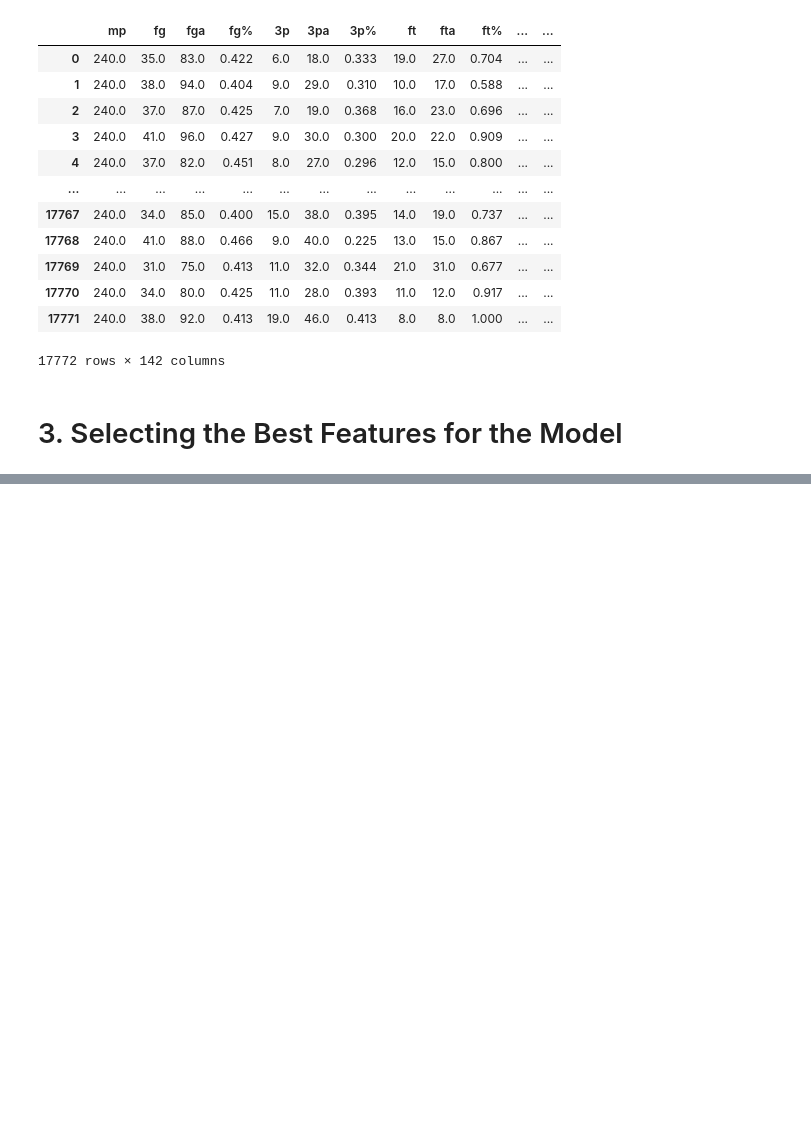
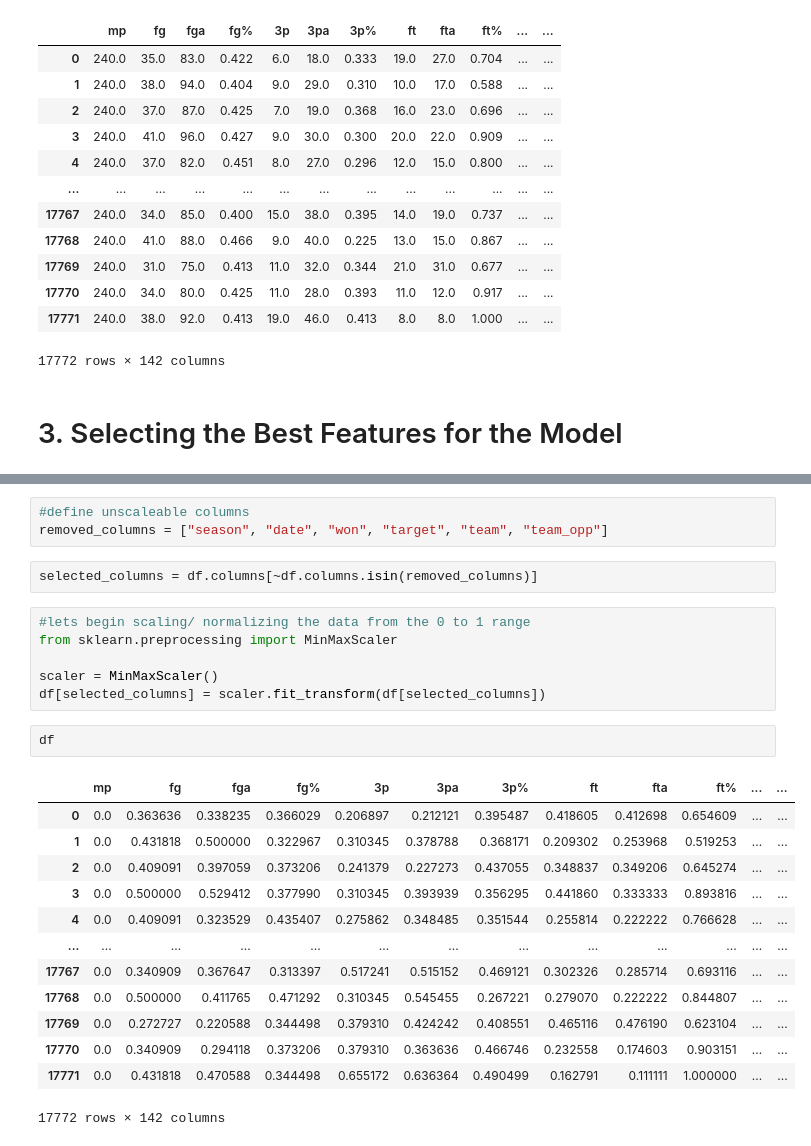
Before and after one commit to thopsialive/Predicting-NBA-Games, a Jupyter notebook: predict.ipynb, the cells around one changed output, grey strips where cells are left out. Cells and saved outputs as stored; diff of their text form; blank space fills up the shorter version.

Commit message:
normalized data

```diff
--- a/predict.ipynb
+++ b/predict.ipynb
@@ -256,0 +269,27 @@ df
+# %%
+#define unscaleable columns
+removed_columns = ["season", "date", "won", "target", "team", "team_opp"]
+# %%
+selected_columns = df.columns[~df.columns.isin(removed_columns)]
+# %%
+#lets begin scaling/ normalizing the data from the 0 to 1 range
+from sklearn.preprocessing import MinMaxScaler
+
+scaler = MinMaxScaler()
+df[selected_columns] = scaler.fit_transform(df[selected_columns])
+# %%
+df
+# %% [output]
+|  | mp | fg | fga | fg% | 3p | 3pa | 3p% | ft | fta | ft% | ... | ... |
+| 0 | 0.0 | 0.363636 | 0.338235 | 0.366029 | 0.206897 | 0.212121 | 0.395487 | 0.418605 | 0.412698 | 0.654609 | ... | ... |
+| 1 | 0.0 | 0.431818 | 0.500000 | 0.322967 | 0.310345 | 0.378788 | 0.368171 | 0.209302 | 0.253968 | 0.519253 | ... | ... |
+| 2 | 0.0 | 0.409091 | 0.397059 | 0.373206 | 0.241379 | 0.227273 | 0.437055 | 0.348837 | 0.349206 | 0.645274 | ... | ... |
+| 3 | 0.0 | 0.500000 | 0.529412 | 0.377990 | 0.310345 | 0.393939 | 0.356295 | 0.441860 | 0.333333 | 0.893816 | ... | ... |
+| 4 | 0.0 | 0.409091 | 0.323529 | 0.435407 | 0.275862 | 0.348485 | 0.351544 | 0.255814 | 0.222222 | 0.766628 | ... | ... |
+| ... | ... | ... | ... | ... | ... | ... | ... | ... | ... | ... | ... | ... |
+| 17767 | 0.0 | 0.340909 | 0.367647 | 0.313397 | 0.517241 | 0.515152 | 0.469121 | 0.302326 | 0.285714 | 0.693116 | ... | ... |
+| 17768 | 0.0 | 0.500000 | 0.411765 | 0.471292 | 0.310345 | 0.545455 | 0.267221 | 0.279070 | 0.222222 | 0.844807 | ... | ... |
+| 17769 | 0.0 | 0.272727 | 0.220588 | 0.344498 | 0.379310 | 0.424242 | 0.408551 | 0.465116 | 0.476190 | 0.623104 | ... | ... |
+| 17770 | 0.0 | 0.340909 | 0.294118 | 0.373206 | 0.379310 | 0.363636 | 0.466746 | 0.232558 | 0.174603 | 0.903151 | ... | ... |
+| 17771 | 0.0 | 0.431818 | 0.470588 | 0.344498 | 0.655172 | 0.636364 | 0.490499 | 0.162791 | 0.111111 | 1.000000 | ... | ... |
+17772 rows × 142 columns
```
Also changed, not shown: parts of 2 cells of this notebook.
